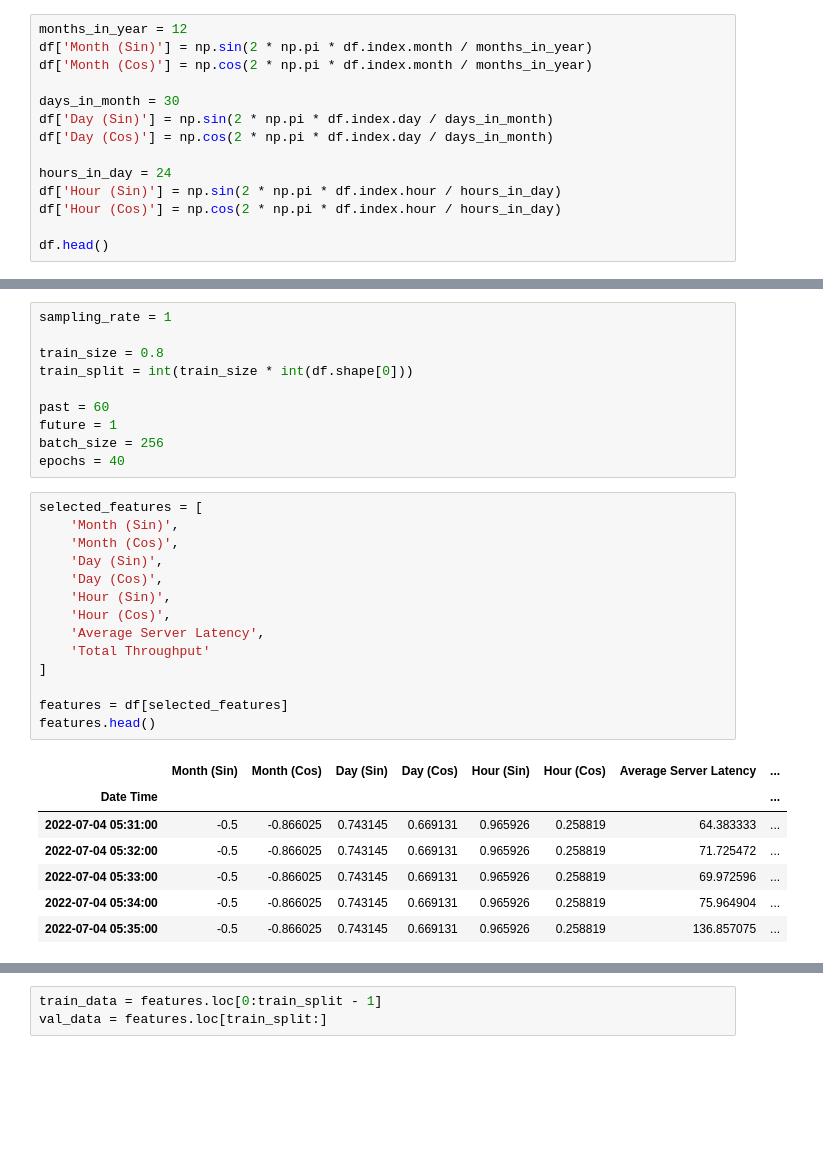
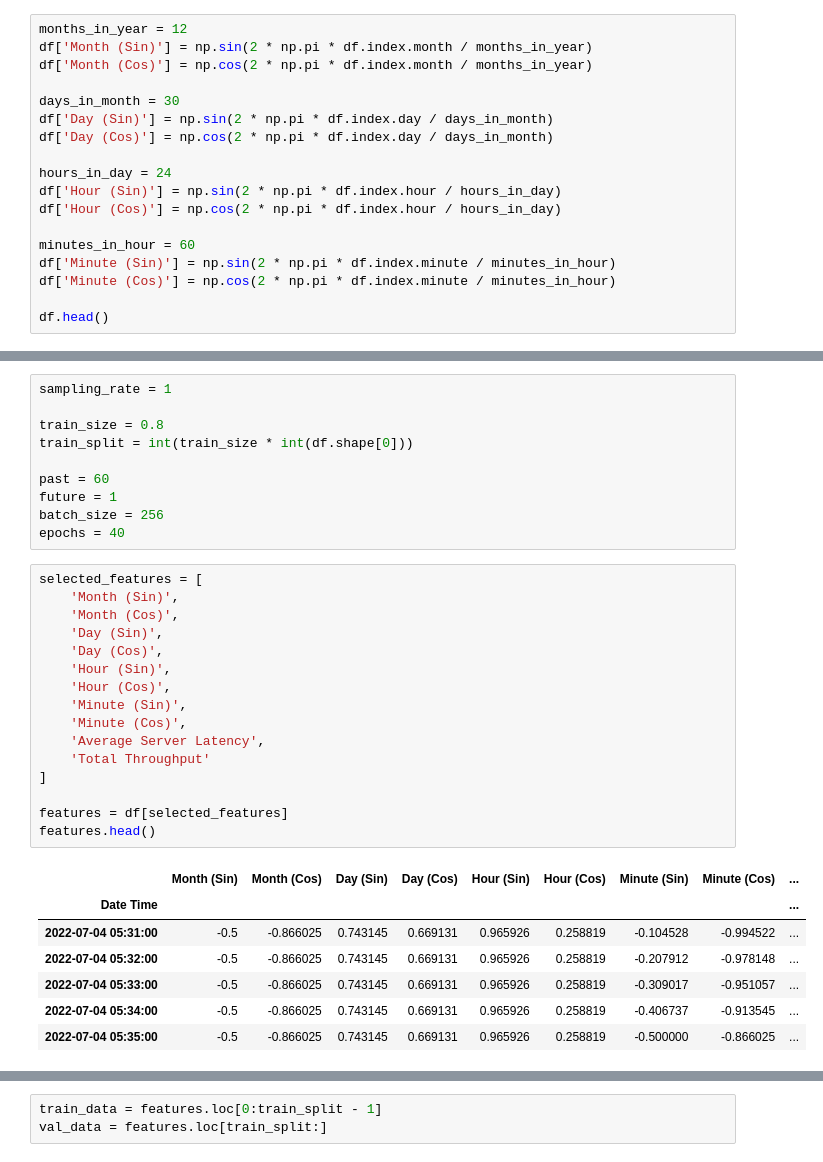
Before and after one commit to ClivePatrick/cos40007-group-project, a Jupyter notebook: timeseries_prediction_v2.ipynb, the cells around one changed output, grey strips where cells are left out. Saved outputs shown, nothing was run; the diff lists cells and outputs as text; blank space fills up the shorter version.

```diff
--- a/timeseries_prediction_v2.ipynb
+++ b/timeseries_prediction_v2.ipynb
@@ -133,6 +133,10 @@ hours_in_day = 24
 df['Hour (Sin)'] = np.sin(2 * np.pi * df.index.hour / hours_in_day)
 df['Hour (Cos)'] = np.cos(2 * np.pi * df.index.hour / hours_in_day)
 
+minutes_in_hour = 60
+df['Minute (Sin)'] = np.sin(2 * np.pi * df.index.minute / minutes_in_hour)
+df['Minute (Cos)'] = np.cos(2 * np.pi * df.index.minute / minutes_in_hour)
+
 df.head()
 # %% [output]
 |  | Average Server Latency | Total Throughput | Month (Sin) | Month (Cos) | Day (Sin) | Day (Cos) | Hour (Sin) | ... |
@@ -188,25 +188,27 @@ epochs = 40
 # %%
 selected_features = [
     'Month (Sin)',
     'Month (Cos)',
     'Day (Sin)',
     'Day (Cos)',
     'Hour (Sin)',
     'Hour (Cos)',
+    'Minute (Sin)',
+    'Minute (Cos)',
     'Average Server Latency',
     'Total Throughput'
 ]
 
 features = df[selected_features]
 features.head()
 # %% [output]
-|  | Month (Sin) | Month (Cos) | Day (Sin) | Day (Cos) | Hour (Sin) | Hour (Cos) | Average Server Latency | ... |
-| Date Time |  |  |  |  |  |  |  | ... |
-| 2022-07-04 05:31:00 | -0.5 | -0.866025 | 0.743145 | 0.669131 | 0.965926 | 0.258819 | 64.383333 | ... |
-| 2022-07-04 05:32:00 | -0.5 | -0.866025 | 0.743145 | 0.669131 | 0.965926 | 0.258819 | 71.725472 | ... |
-| 2022-07-04 05:33:00 | -0.5 | -0.866025 | 0.743145 | 0.669131 | 0.965926 | 0.258819 | 69.972596 | ... |
-| 2022-07-04 05:34:00 | -0.5 | -0.866025 | 0.743145 | 0.669131 | 0.965926 | 0.258819 | 75.964904 | ... |
-| 2022-07-04 05:35:00 | -0.5 | -0.866025 | 0.743145 | 0.669131 | 0.965926 | 0.258819 | 136.857075 | ... |
+|  | Month (Sin) | Month (Cos) | Day (Sin) | Day (Cos) | Hour (Sin) | Hour (Cos) | Minute (Sin) | Minute (Cos) | ... |
+| Date Time |  |  |  |  |  |  |  |  | ... |
+| 2022-07-04 05:31:00 | -0.5 | -0.866025 | 0.743145 | 0.669131 | 0.965926 | 0.258819 | -0.104528 | -0.994522 | ... |
+| 2022-07-04 05:32:00 | -0.5 | -0.866025 | 0.743145 | 0.669131 | 0.965926 | 0.258819 | -0.207912 | -0.978148 | ... |
+| 2022-07-04 05:33:00 | -0.5 | -0.866025 | 0.743145 | 0.669131 | 0.965926 | 0.258819 | -0.309017 | -0.951057 | ... |
+| 2022-07-04 05:34:00 | -0.5 | -0.866025 | 0.743145 | 0.669131 | 0.965926 | 0.258819 | -0.406737 | -0.913545 | ... |
+| 2022-07-04 05:35:00 | -0.5 | -0.866025 | 0.743145 | 0.669131 | 0.965926 | 0.258819 | -0.500000 | -0.866025 | ... |
 # %%
 def normalize(data, train_split):
     data_mean = data[:train_split].mean(axis=0)
```
Also changed, not shown: parts of 9 cells of this notebook.
